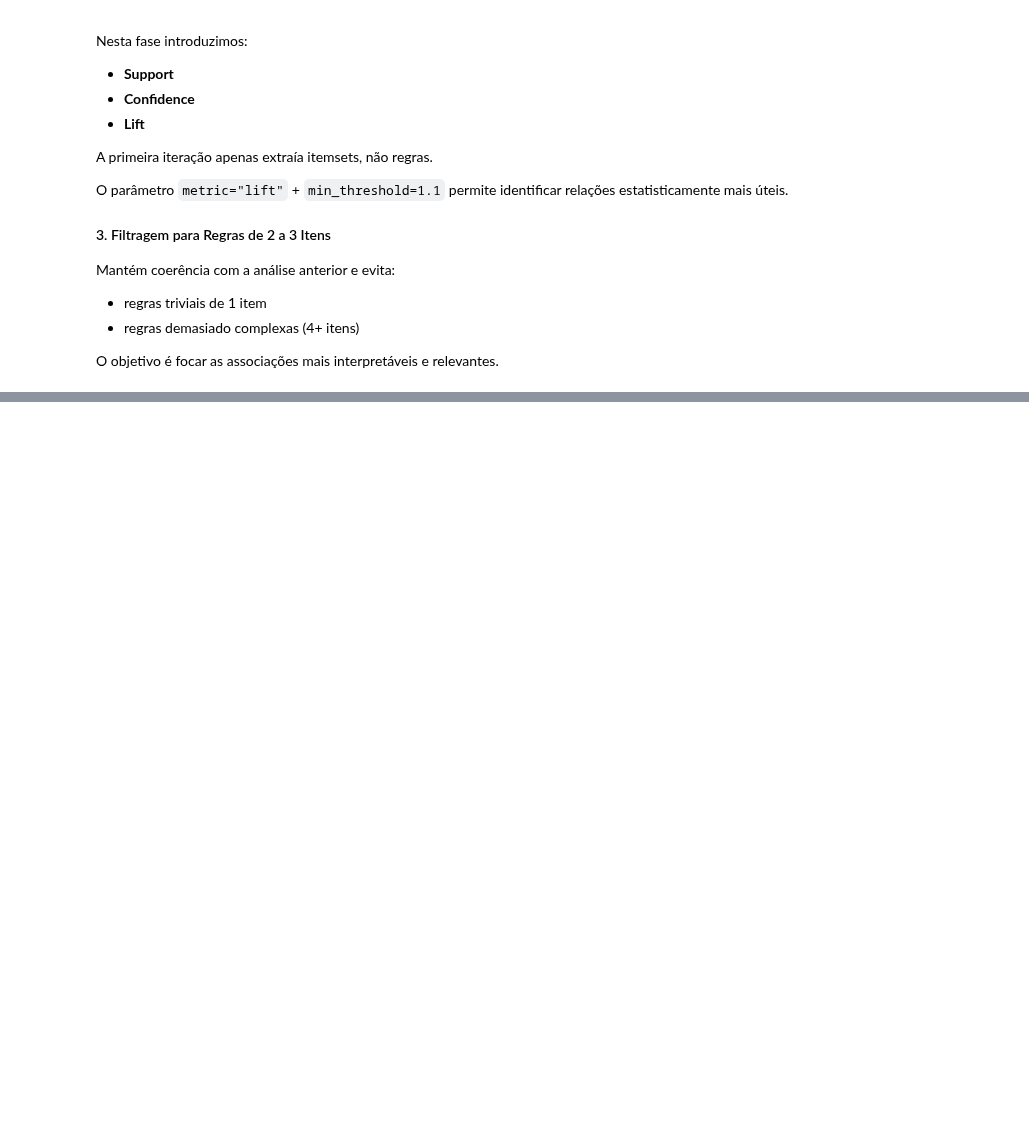
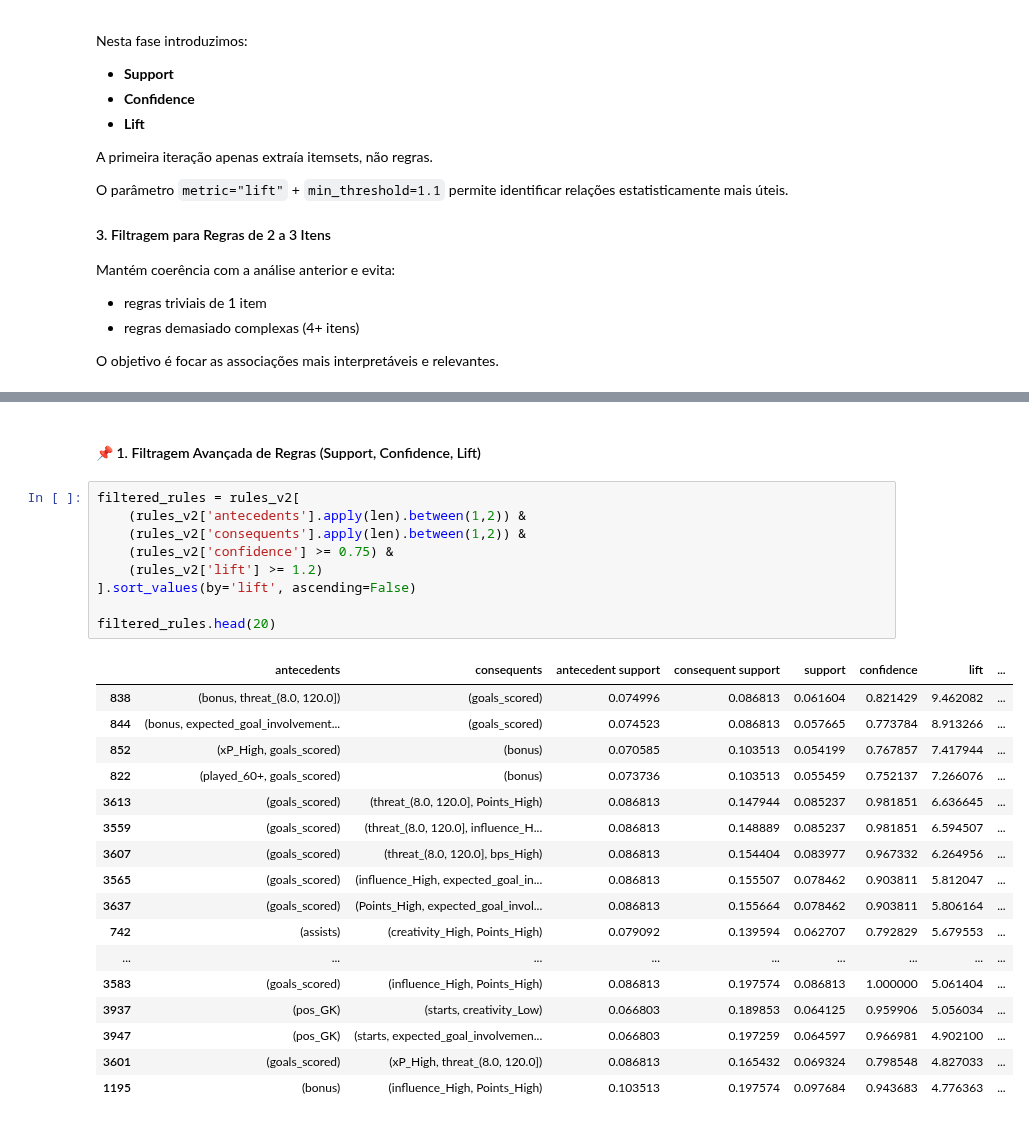
Before and after one commit to hugocruz13/Applied_ML_Models, a Jupyter notebook: implementation_association_rules.ipynb, the cells around one changed output, grey strips where cells are left out. Drawn from its saved outputs; the diff is of its cells as text; blank space fills up the shorter version.

Commit message:
feat: Discovery of new existing rules and analysis thereof

```diff
--- a/implementation_association_rules.ipynb
+++ b/implementation_association_rules.ipynb
@@ -272,0 +344,29 @@ Número de itemsets após segunda iteração: 4840
+# %% [markdown]
+#### 📌 1. Filtragem Avançada de Regras (Support, Confidence, Lift)
+# %%
+filtered_rules = rules_v2[
+    (rules_v2['antecedents'].apply(len).between(1,2)) &
+    (rules_v2['consequents'].apply(len).between(1,2)) &
+    (rules_v2['confidence'] >= 0.75) &
+    (rules_v2['lift'] >= 1.2)
+].sort_values(by='lift', ascending=False)
+
+filtered_rules.head(20)
+# %% [output]
+|  | antecedents | consequents | antecedent support | consequent support | support | confidence | lift | ... |
+| 838 | (bonus, threat_(8.0, 120.0]) | (goals_scored) | 0.074996 | 0.086813 | 0.061604 | 0.821429 | 9.462082 | ... |
+| 844 | (bonus, expected_goal_involvement... | (goals_scored) | 0.074523 | 0.086813 | 0.057665 | 0.773784 | 8.913266 | ... |
+| 852 | (xP_High, goals_scored) | (bonus) | 0.070585 | 0.103513 | 0.054199 | 0.767857 | 7.417944 | ... |
+| 822 | (played_60+, goals_scored) | (bonus) | 0.073736 | 0.103513 | 0.055459 | 0.752137 | 7.266076 | ... |
+| 3613 | (goals_scored) | (threat_(8.0, 120.0], Points_High) | 0.086813 | 0.147944 | 0.085237 | 0.981851 | 6.636645 | ... |
+| 3559 | (goals_scored) | (threat_(8.0, 120.0], influence_H... | 0.086813 | 0.148889 | 0.085237 | 0.981851 | 6.594507 | ... |
+| 3607 | (goals_scored) | (threat_(8.0, 120.0], bps_High) | 0.086813 | 0.154404 | 0.083977 | 0.967332 | 6.264956 | ... |
+| 3565 | (goals_scored) | (influence_High, expected_goal_in... | 0.086813 | 0.155507 | 0.078462 | 0.903811 | 5.812047 | ... |
+| 3637 | (goals_scored) | (Points_High, expected_goal_invol... | 0.086813 | 0.155664 | 0.078462 | 0.903811 | 5.806164 | ... |
+| 742 | (assists) | (creativity_High, Points_High) | 0.079092 | 0.139594 | 0.062707 | 0.792829 | 5.679553 | ... |
+| ... | ... | ... | ... | ... | ... | ... | ... | ... |
+| 3583 | (goals_scored) | (influence_High, Points_High) | 0.086813 | 0.197574 | 0.086813 | 1.000000 | 5.061404 | ... |
+| 3937 | (pos_GK) | (starts, creativity_Low) | 0.066803 | 0.189853 | 0.064125 | 0.959906 | 5.056034 | ... |
+| 3947 | (pos_GK) | (starts, expected_goal_involvemen... | 0.066803 | 0.197259 | 0.064597 | 0.966981 | 4.902100 | ... |
+| 3601 | (goals_scored) | (xP_High, threat_(8.0, 120.0]) | 0.086813 | 0.165432 | 0.069324 | 0.798548 | 4.827033 | ... |
+| 1195 | (bonus) | (influence_High, Points_High) | 0.103513 | 0.197574 | 0.097684 | 0.943683 | 4.776363 | ... |
```
Also changed, not shown: parts of 34 cells of this notebook.
